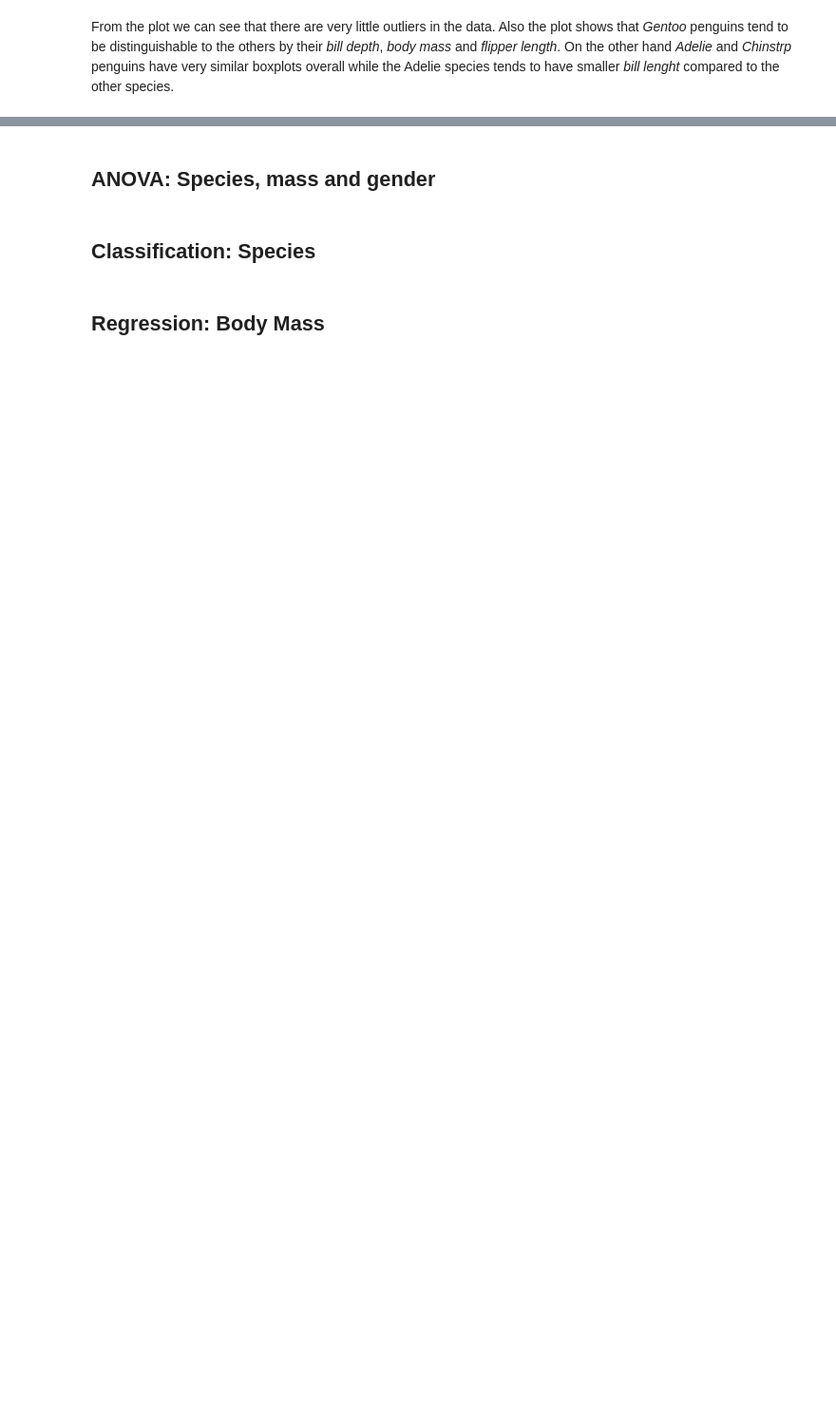
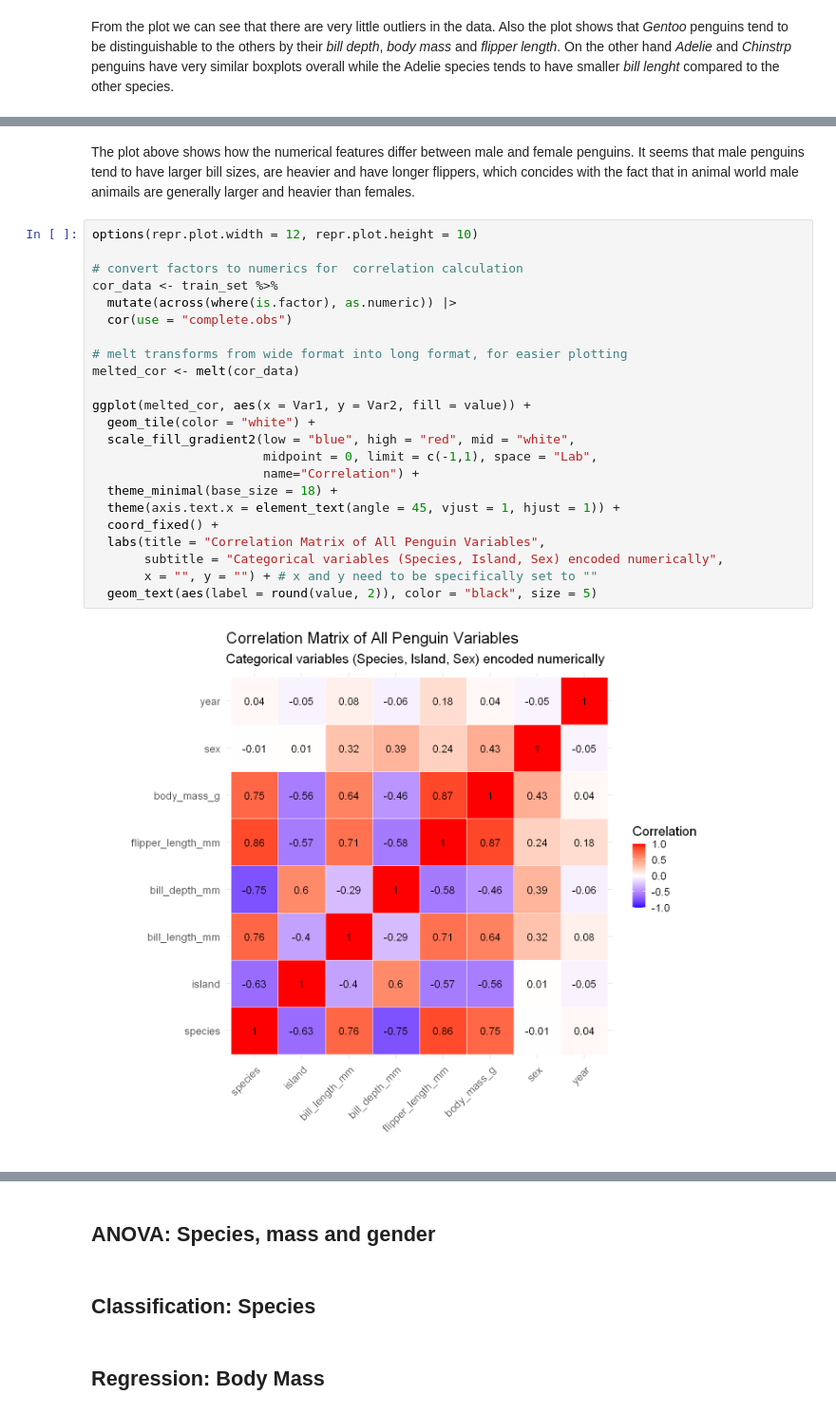
Before and after one commit to MichaelWerfring/experiment-design-project, a Jupyter notebook: penguins.ipynb, the cells around one changed output, grey strips where cells are left out. Shown at 95% size. Cells and saved outputs as stored; diff of their text form; blank space fills up the shorter version.

```diff
--- a/penguins.ipynb
+++ b/penguins.ipynb
@@ -109,0 +134,27 @@ From the plot we can see that there are very little outliers in the data. Also t
+# %% [markdown]
+The plot above shows how the numerical features differ between male and female penguins. It seems that male penguins tend to have larger bill sizes, are heavier and have longer flippers, which concides with the fact that in animal world male animails are generally larger and heavier than females.
+# %%
+options(repr.plot.width = 12, repr.plot.height = 10)
+
+# convert factors to numerics for  correlation calculation
+cor_data <- train_set %>%
+  mutate(across(where(is.factor), as.numeric)) |>
+  cor(use = "complete.obs")
+
+# melt transforms from wide format into long format, for easier plotting
+melted_cor <- melt(cor_data)
+
+ggplot(melted_cor, aes(x = Var1, y = Var2, fill = value)) +
+  geom_tile(color = "white") +
+  scale_fill_gradient2(low = "blue", high = "red", mid = "white",
+                       midpoint = 0, limit = c(-1,1), space = "Lab",
+                       name="Correlation") +
+  theme_minimal(base_size = 18) +
+  theme(axis.text.x = element_text(angle = 45, vjust = 1, hjust = 1)) +
+  coord_fixed() +
+  labs(title = "Correlation Matrix of All Penguin Variables",
+       subtitle = "Categorical variables (Species, Island, Sex) encoded numerically",
+       x = "", y = "") + # x and y need to be specifically set to ""
+  geom_text(aes(label = round(value, 2)), color = "black", size = 5)
+# %% [output]
+[figure, added]
```
Also changed, not shown: parts of 8 cells of this notebook.
